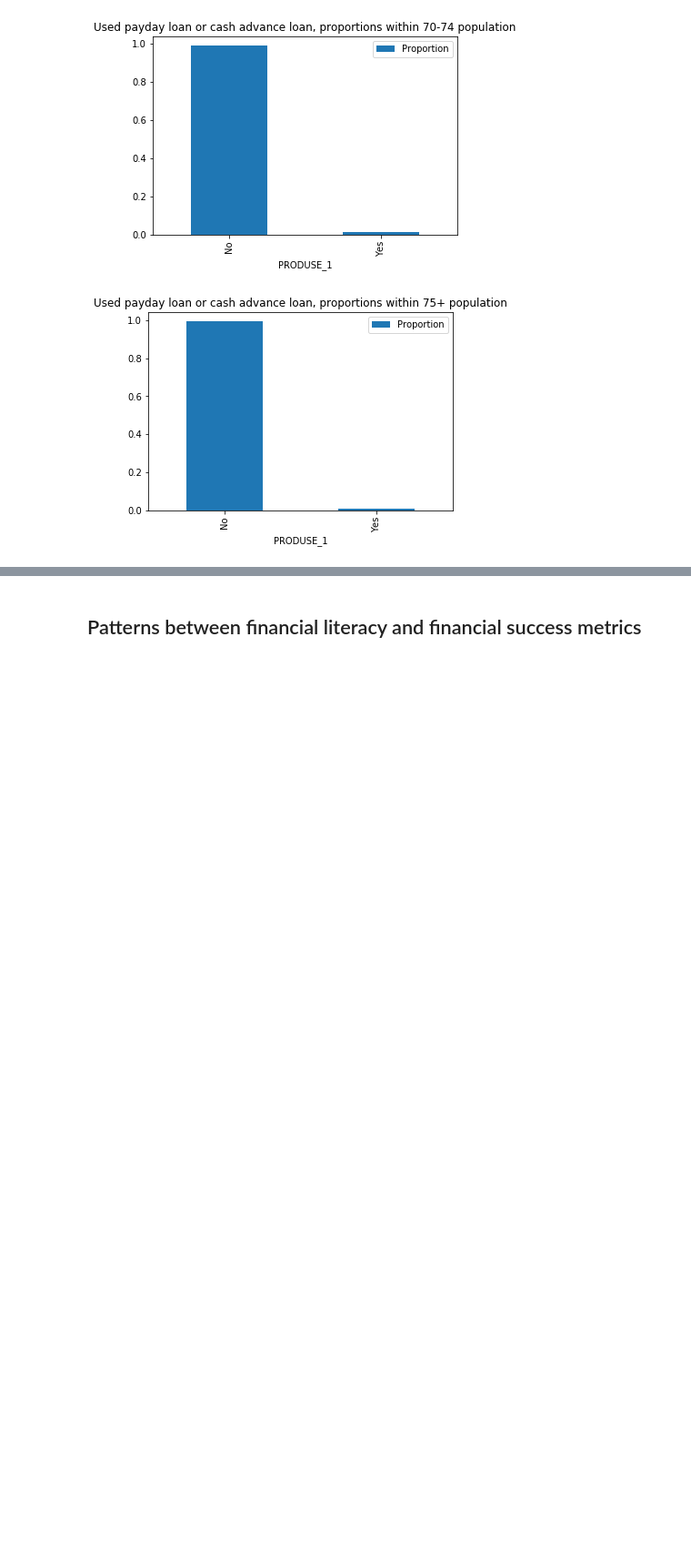
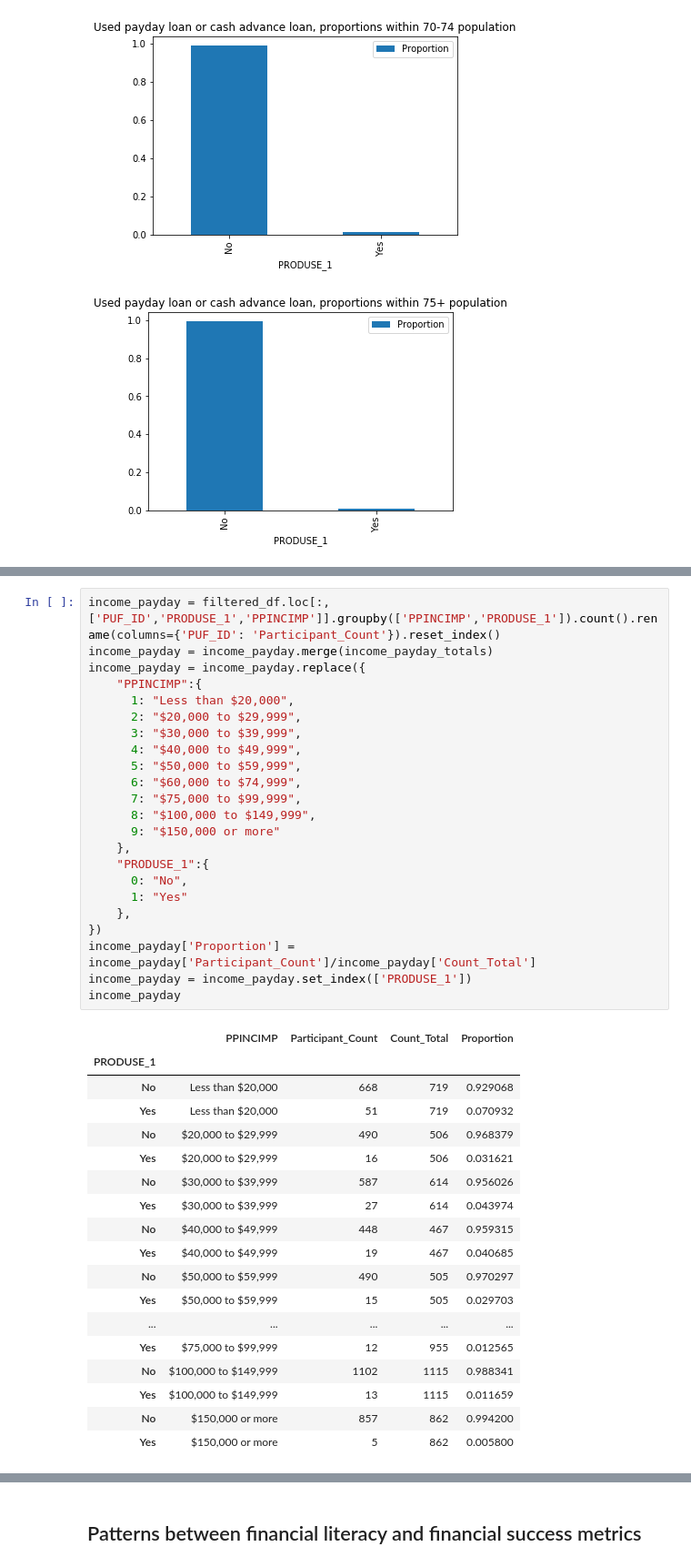
Before and after one commit to ds4a-team85/cohort2020-team-project, a Jupyter notebook: eda/CFPB_EDA.ipynb, the cells around one changed output, grey strips where cells are left out. Shown at 91% size. Drawn from its saved outputs; the diff is of its cells as text; blank space fills up the shorter version.

```diff
--- a/eda/CFPB_EDA.ipynb
+++ b/eda/CFPB_EDA.ipynb
@@ -724,0 +975,42 @@ for g in age_vals:
+# %%
+income_payday = filtered_df.loc[:,['PUF_ID','PRODUSE_1','PPINCIMP']].groupby(['PPINCIMP','PRODUSE_1']).count().rename(columns={'PUF_ID': 'Participant_Count'}).reset_index()
+income_payday = income_payday.merge(income_payday_totals)
+income_payday = income_payday.replace({
+    "PPINCIMP":{
+      1: "Less than $20,000",
+      2: "$20,000 to $29,999",
+      3: "$30,000 to $39,999",
+      4: "$40,000 to $49,999",
+      5: "$50,000 to $59,999",
+      6: "$60,000 to $74,999",
+      7: "$75,000 to $99,999",
+      8: "$100,000 to $149,999",
+      9: "$150,000 or more"
+    },
+    "PRODUSE_1":{
+      0: "No",
+      1: "Yes"
+    },
+})
+income_payday['Proportion'] = income_payday['Participant_Count']/income_payday['Count_Total']
+income_payday = income_payday.set_index(['PRODUSE_1'])
+income_payday
+# %% [output]
+|  | PPINCIMP | Participant_Count | Count_Total | Proportion |
+| PRODUSE_1 |  |  |  |  |
+| No | Less than $20,000 | 668 | 719 | 0.929068 |
+| Yes | Less than $20,000 | 51 | 719 | 0.070932 |
+| No | $20,000 to $29,999 | 490 | 506 | 0.968379 |
+| Yes | $20,000 to $29,999 | 16 | 506 | 0.031621 |
+| No | $30,000 to $39,999 | 587 | 614 | 0.956026 |
+| Yes | $30,000 to $39,999 | 27 | 614 | 0.043974 |
+| No | $40,000 to $49,999 | 448 | 467 | 0.959315 |
+| Yes | $40,000 to $49,999 | 19 | 467 | 0.040685 |
+| No | $50,000 to $59,999 | 490 | 505 | 0.970297 |
+| Yes | $50,000 to $59,999 | 15 | 505 | 0.029703 |
+| ... | ... | ... | ... | ... |
+| Yes | $75,000 to $99,999 | 12 | 955 | 0.012565 |
+| No | $100,000 to $149,999 | 1102 | 1115 | 0.988341 |
+| Yes | $100,000 to $149,999 | 13 | 1115 | 0.011659 |
+| No | $150,000 or more | 857 | 862 | 0.994200 |
+| Yes | $150,000 or more | 5 | 862 | 0.005800 |
```
Also changed, not shown: parts of 7 cells of this notebook.
